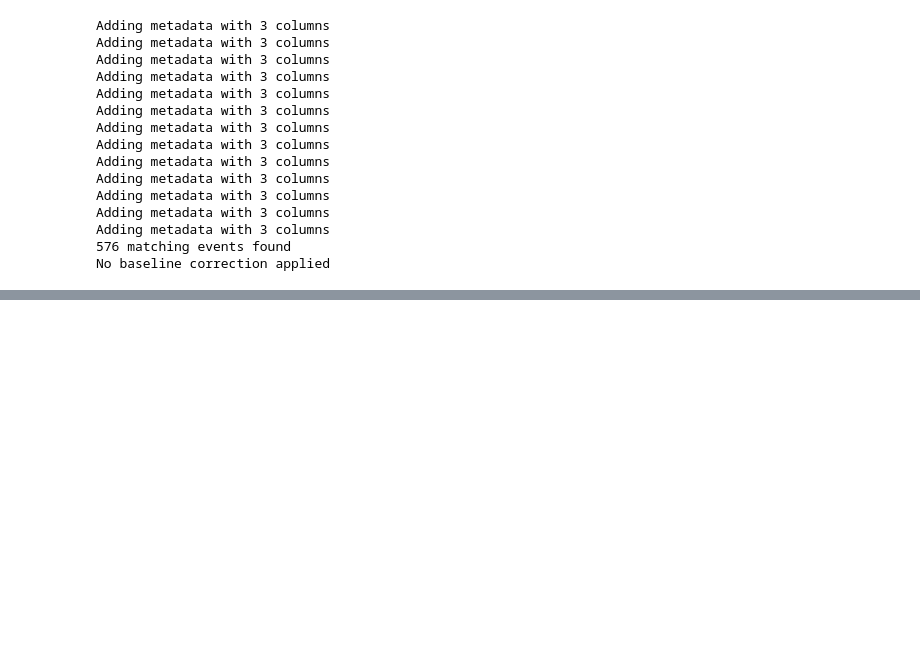
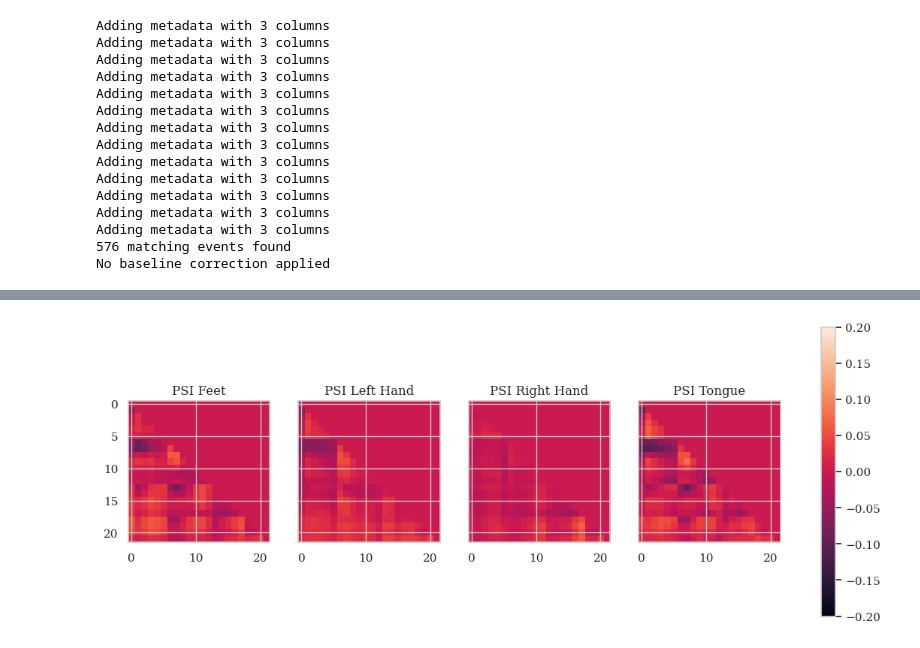
Before and after one commit to MatthewChen37/MATH8803-Final-Project, a Jupyter notebook: DirectedConnectivity.ipynb, the cells around one changed output, grey strips where cells are left out. Saved outputs shown, nothing was run; the diff lists cells and outputs as text; code cells hidden in the pictures; blank space fills up the shorter version.

```diff
--- a/DirectedConnectivity.ipynb
+++ b/DirectedConnectivity.ipynb
@@ -335,0 +460,17 @@ RuntimeError: Using the notebook backend on Linux requires a compatible VTK setu
+# %%
+fig, axs = plt.subplots(1, 4, figsize=(14, 5), sharey=True)
+axs[0].imshow(psi_feet.get_data("dense"), vmin=-.2, vmax=.2)
+axs[0].set_title("PSI Feet")
+
+axs[1].imshow(psi_left_hand.get_data("dense"), vmin=-.2, vmax=.2)
+axs[1].set_title("PSI Left Hand")
+
+im = axs[2].imshow(psi_right_hand.get_data("dense"), vmin=-.2, vmax=.2)
+axs[2].set_title("PSI Right Hand")
+
+im = axs[3].imshow(psi_tongue.get_data("dense"), vmin=-.2, vmax=.2)
+axs[3].set_title("PSI Tongue")
+fig.colorbar(im, ax=axs.ravel())
+plt.show()
+# %% [output]
+[figure, added]
```
Also changed, not shown: parts of 27 cells of this notebook, 7 other files.
